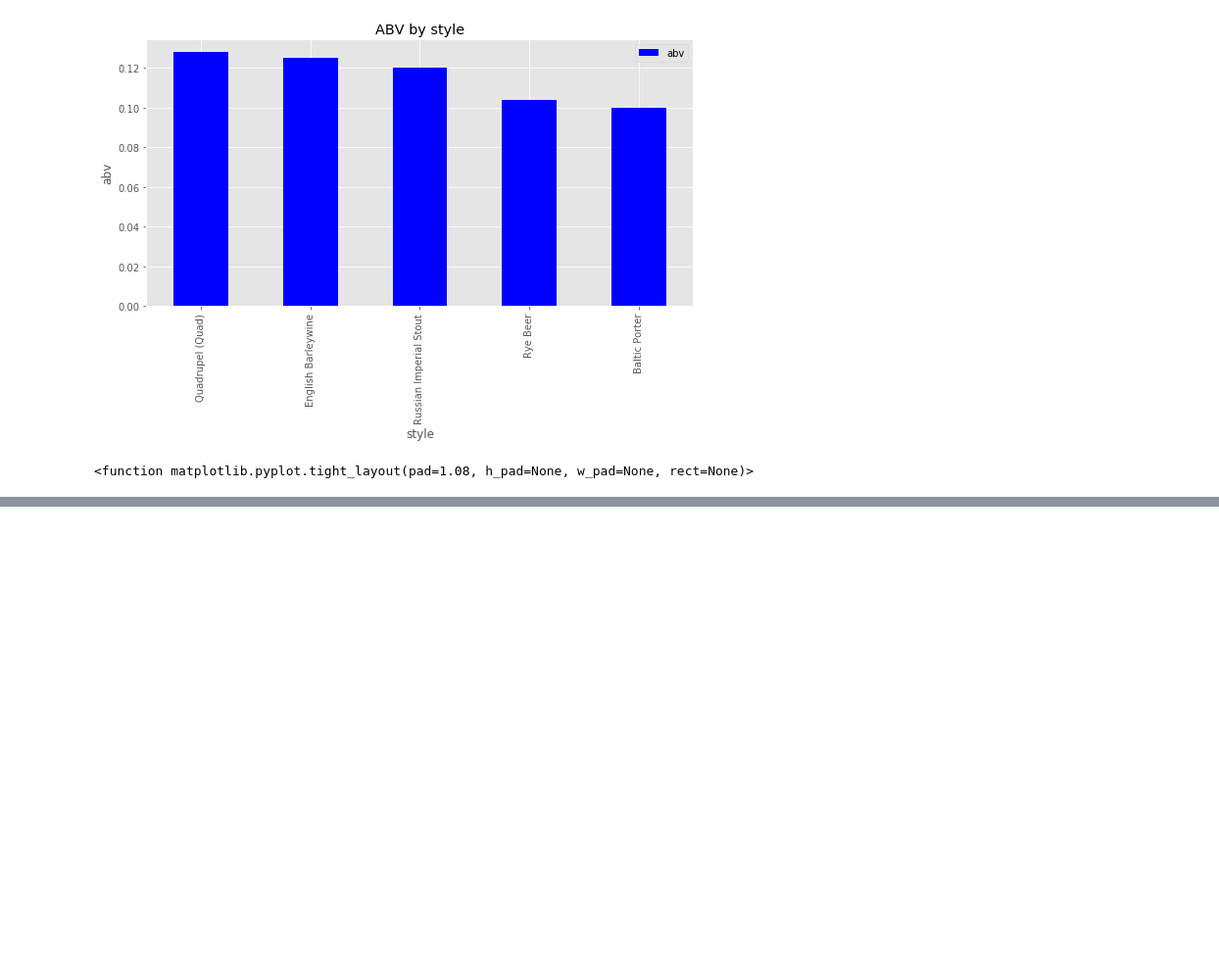
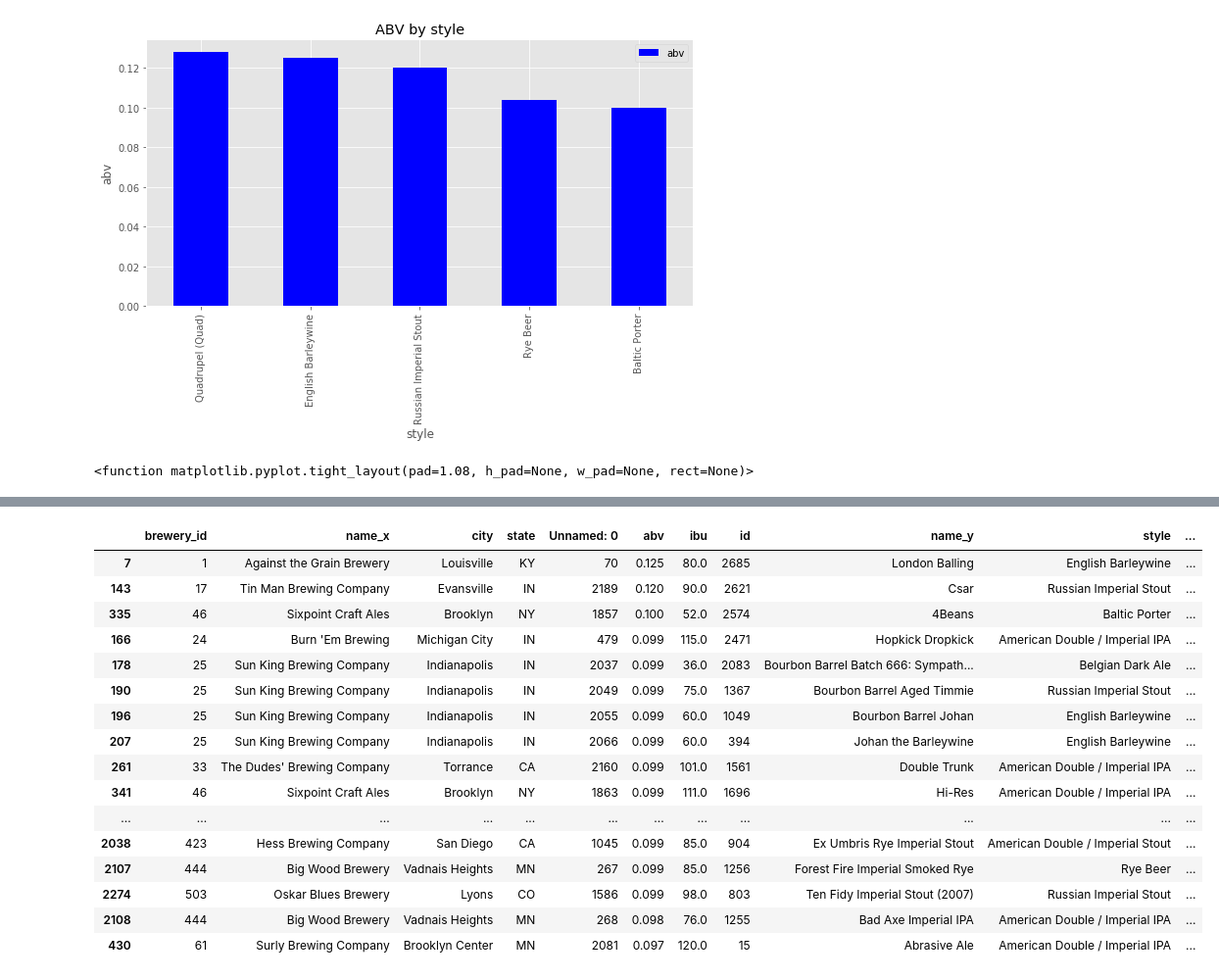
Before and after one commit to ItsGreyedOut/Brewery-Startup, a Jupyter notebook: resources/BeerStyles.ipynb, the cells around one changed output, grey strips where cells are left out. Shown: that part at 98% size. Cells and saved outputs as stored; diff of their text form; code cells hidden in the pictures; blank space fills up the shorter version.

Commit message:
beer1.ipnyb

```diff
--- a/resources/BeerStyles.ipynb
+++ b/resources/BeerStyles.ipynb
@@ -267,0 +301,22 @@ TypeError: no numeric data to plot
+# %%
+# top_5 = poop_df.nlargest(5, ['abv'])
+top_30 = new_poop_df.nlargest(30, ['abv'])
+top_30
+# %% [output]
+|  | brewery_id | name_x | city | state | Unnamed: 0 | abv | ibu | id | name_y | style | ... |
+| 7 | 1 | Against the Grain Brewery | Louisville | KY | 70 | 0.125 | 80.0 | 2685 | London Balling | English Barleywine | ... |
+| 143 | 17 | Tin Man Brewing Company | Evansville | IN | 2189 | 0.120 | 90.0 | 2621 | Csar | Russian Imperial Stout | ... |
+| 335 | 46 | Sixpoint Craft Ales | Brooklyn | NY | 1857 | 0.100 | 52.0 | 2574 | 4Beans | Baltic Porter | ... |
+| 166 | 24 | Burn 'Em Brewing | Michigan City | IN | 479 | 0.099 | 115.0 | 2471 | Hopkick Dropkick | American Double / Imperial IPA | ... |
+| 178 | 25 | Sun King Brewing Company | Indianapolis | IN | 2037 | 0.099 | 36.0 | 2083 | Bourbon Barrel Batch 666: Sympath... | Belgian Dark Ale | ... |
+| 190 | 25 | Sun King Brewing Company | Indianapolis | IN | 2049 | 0.099 | 75.0 | 1367 | Bourbon Barrel Aged Timmie | Russian Imperial Stout | ... |
+| 196 | 25 | Sun King Brewing Company | Indianapolis | IN | 2055 | 0.099 | 60.0 | 1049 | Bourbon Barrel Johan | English Barleywine | ... |
+| 207 | 25 | Sun King Brewing Company | Indianapolis | IN | 2066 | 0.099 | 60.0 | 394 | Johan the Barleywine | English Barleywine | ... |
+| 261 | 33 | The Dudes' Brewing Company | Torrance | CA | 2160 | 0.099 | 101.0 | 1561 | Double Trunk | American Double / Imperial IPA | ... |
+| 341 | 46 | Sixpoint Craft Ales | Brooklyn | NY | 1863 | 0.099 | 111.0 | 1696 | Hi-Res | American Double / Imperial IPA | ... |
+| ... | ... | ... | ... | ... | ... | ... | ... | ... | ... | ... | ... |
+| 2038 | 423 | Hess Brewing Company | San Diego | CA | 1045 | 0.099 | 85.0 | 904 | Ex Umbris Rye Imperial Stout | American Double / Imperial Stout | ... |
+| 2107 | 444 | Big Wood Brewery | Vadnais Heights | MN | 267 | 0.099 | 85.0 | 1256 | Forest Fire Imperial Smoked Rye | Rye Beer | ... |
+| 2274 | 503 | Oskar Blues Brewery | Lyons | CO | 1586 | 0.099 | 98.0 | 803 | Ten Fidy Imperial Stout (2007) | Russian Imperial Stout | ... |
+| 2108 | 444 | Big Wood Brewery | Vadnais Heights | MN | 268 | 0.098 | 76.0 | 1255 | Bad Axe Imperial IPA | American Double / Imperial IPA | ... |
+| 430 | 61 | Surly Brewing Company | Brooklyn Center | MN | 2081 | 0.097 | 120.0 | 15 | Abrasive Ale | American Double / Imperial IPA | ... |
```
Also changed, not shown: parts of 18 cells of this notebook.
